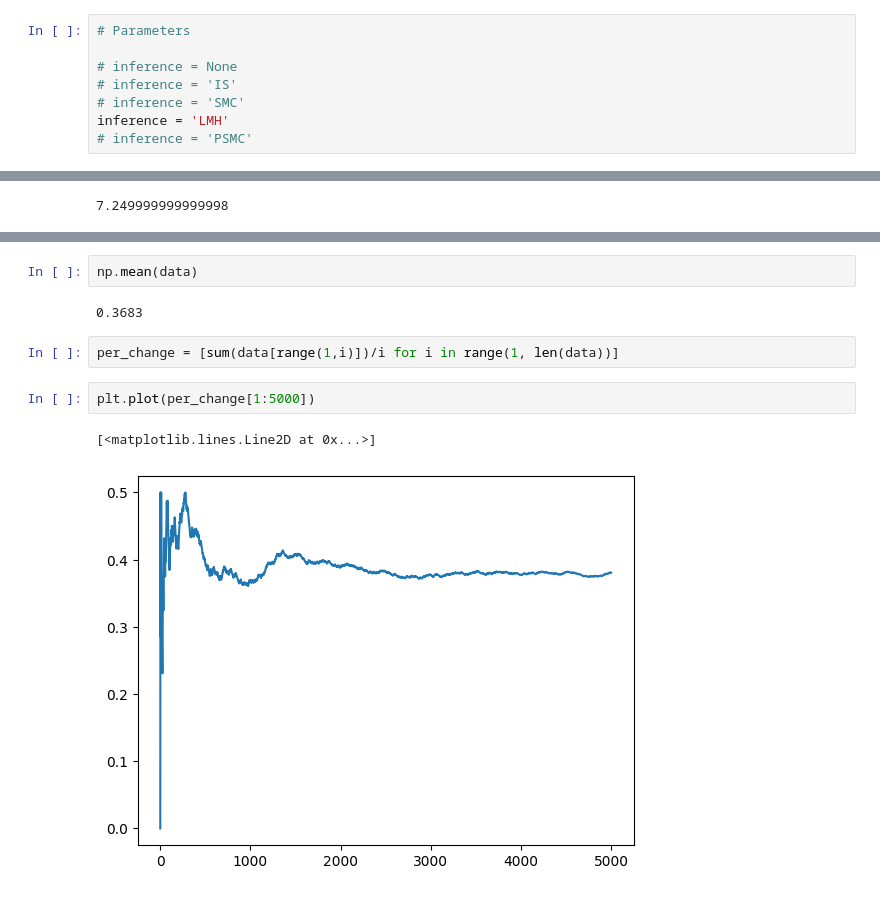
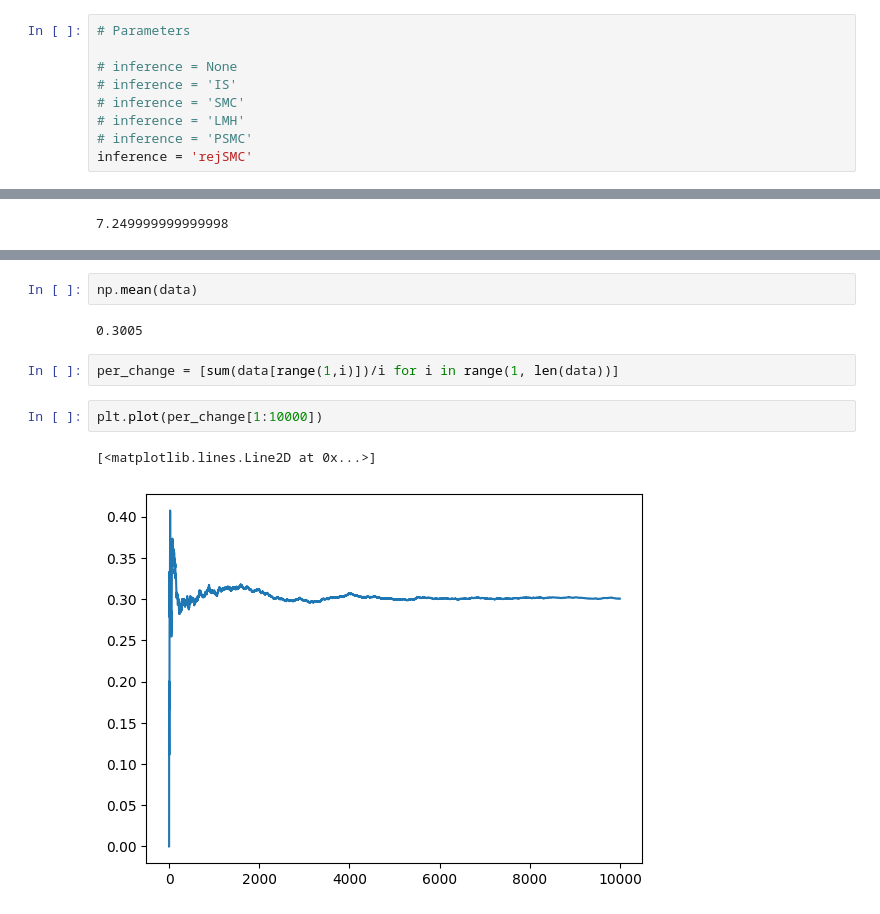
Before and after one commit to zcaiElvis/LMH_HOPPL, a Jupyter notebook: notebooks/homework_6.ipynb, the cells around one changed output, grey strips where cells are left out. Saved outputs shown, nothing was run; the diff lists cells and outputs as text.

```diff
--- a/notebooks/homework_6.ipynb
+++ b/notebooks/homework_6.ipynb
@@ -9,8 +9,9 @@ from scipy.stats import geom, norm
 # inference = None
 # inference = 'IS'
 # inference = 'SMC'
-inference = 'LMH'
+# inference = 'LMH'
 # inference = 'PSMC'
+inference = 'rejSMC'
 # %%
 # Functions
 def results(inference, i):
@@ -180,11 +162,11 @@ plt.show()
 # %%
 np.mean(data)
 # %% [output]
-0.3683
+0.3005
 # %%
 per_change = [sum(data[range(1,i)])/i for i in range(1, len(data))]
 # %%
-plt.plot(per_change[1:5000])
+plt.plot(per_change[1:10000])
 # %% [output]
 [<matplotlib.lines.Line2D at 0x...>]
-[figure, old version]
+[figure, new version]
```
Also changed, not shown: parts of 10 cells of this notebook, 5 other files.
